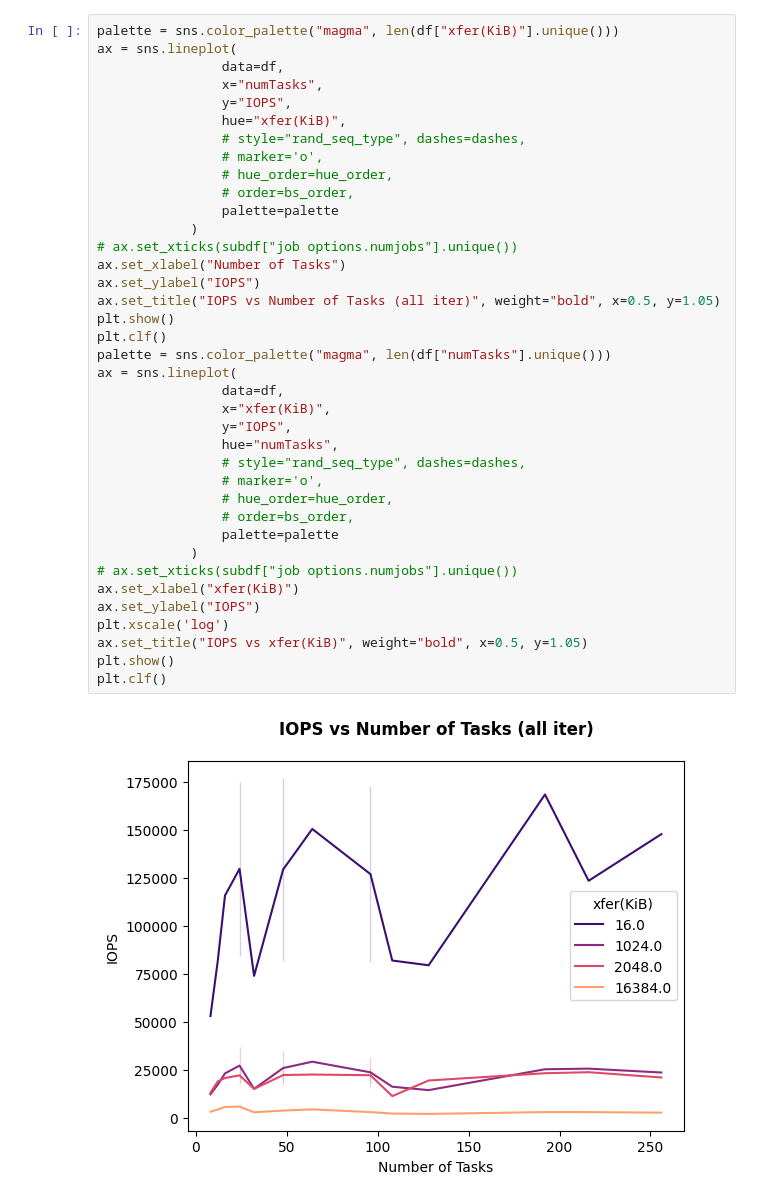
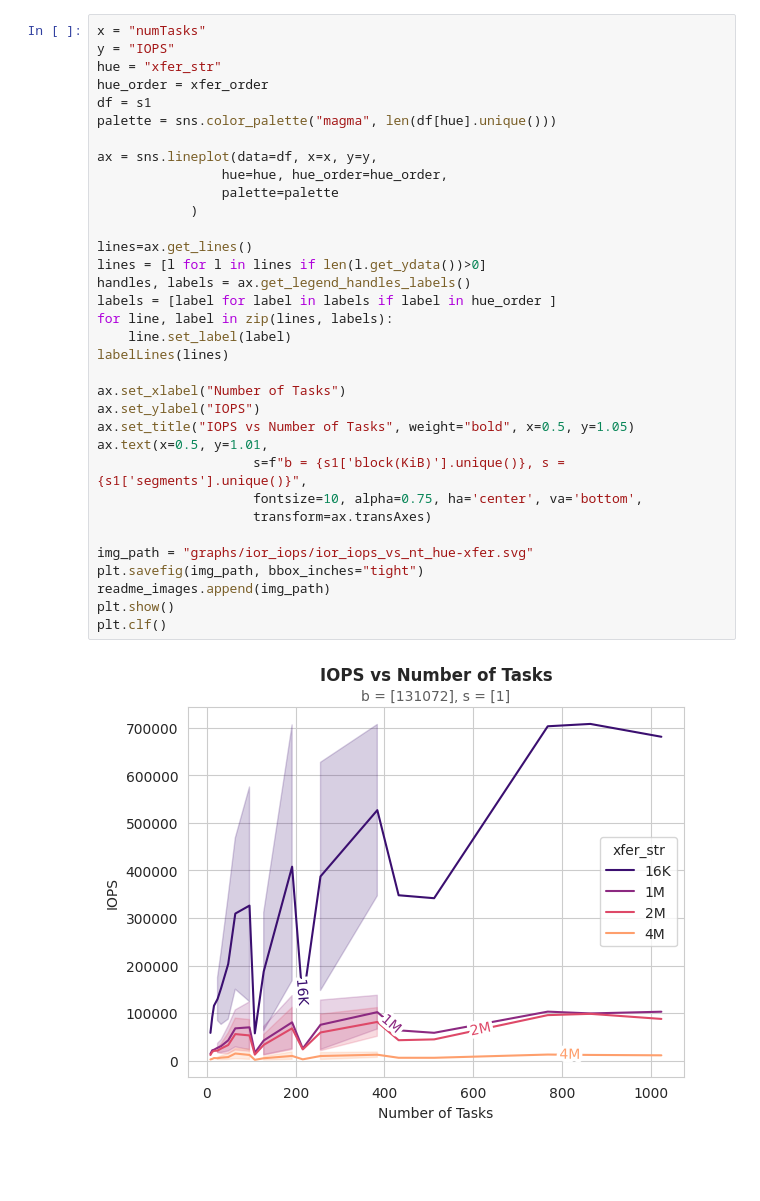
Before and after one commit to cissieAB/daos-benchmarking, a Jupyter notebook: plot_ior.ipynb, the cells around one changed output. Drawn from its saved outputs; the diff is of its cells as text; blank space fills up the shorter version.

```diff
--- a/plot_ior.ipynb
+++ b/plot_ior.ipynb
@@ -132,40 +173,36 @@ plt.clf()
 # %%
-palette = sns.color_palette("magma", len(df["xfer(KiB)"].unique()))
-ax = sns.lineplot(
-                data=df,
-                x="numTasks",
-                y="IOPS",
-                hue="xfer(KiB)",
-                # style="rand_seq_type", dashes=dashes,
-                # marker='o',
-                # hue_order=hue_order,
-                # order=bs_order,
+x = "numTasks"
+y = "IOPS"
+hue = "xfer_str"
+hue_order = xfer_order
+df = s1
+palette = sns.color_palette("magma", len(df[hue].unique()))
+
+ax = sns.lineplot(data=df, x=x, y=y,
+                hue=hue, hue_order=hue_order,
                 palette=palette
             )
-# ax.set_xticks(subdf["job options.numjobs"].unique())
+
+lines=ax.get_lines()
+lines = [l for l in lines if len(l.get_ydata())>0]
+handles, labels = ax.get_legend_handles_labels()
+labels = [label for label in labels if label in hue_order ]
+for line, label in zip(lines, labels):
+    line.set_label(label)
+labelLines(lines)
+
 ax.set_xlabel("Number of Tasks")
 ax.set_ylabel("IOPS")
-ax.set_title("IOPS vs Number of Tasks (all iter)", weight="bold", x=0.5, y=1.05)
+ax.set_title("IOPS vs Number of Tasks", weight="bold", x=0.5, y=1.05)
+ax.text(x=0.5, y=1.01,
+                    s=f"b = {s1['block(KiB)'].unique()}, s = {s1['segments'].unique()}",
+                    fontsize=10, alpha=0.75, ha='center', va='bottom',
+                    transform=ax.transAxes)
+
+img_path = "graphs/ior_iops/ior_iops_vs_nt_hue-xfer.svg"
+plt.savefig(img_path, bbox_inches="tight")
+readme_images.append(img_path)
 plt.show()
 plt.clf()
-palette = sns.color_palette("magma", len(df["numTasks"].unique()))
-ax = sns.lineplot(
-                data=df,
-                x="xfer(KiB)",
-                y="IOPS",
-                hue="numTasks",
-                # style="rand_seq_type", dashes=dashes,
-                # marker='o',
-                # hue_order=hue_order,
-                # order=bs_order,
-                palette=palette
-            )
-# ax.set_xticks(subdf["job options.numjobs"].unique())
-ax.set_xlabel("xfer(KiB)")
-ax.set_ylabel("IOPS")
-plt.xscale('log')
-ax.set_title("IOPS vs xfer(KiB)", weight="bold", x=0.5, y=1.05)
-plt.show()
-plt.clf()
 # %% [output]
-[figure, old version]
+[figure, new version]
```
Also changed, not shown: parts of 16 cells of this notebook, 52 other files.
